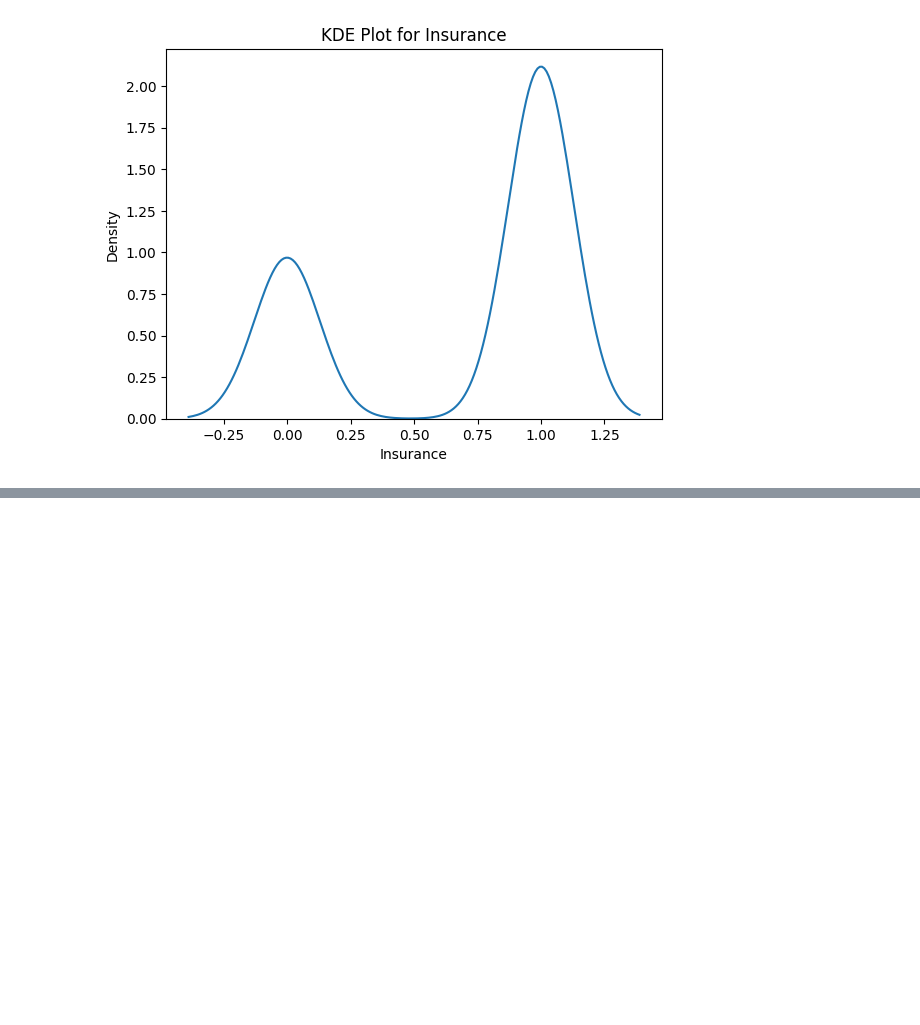
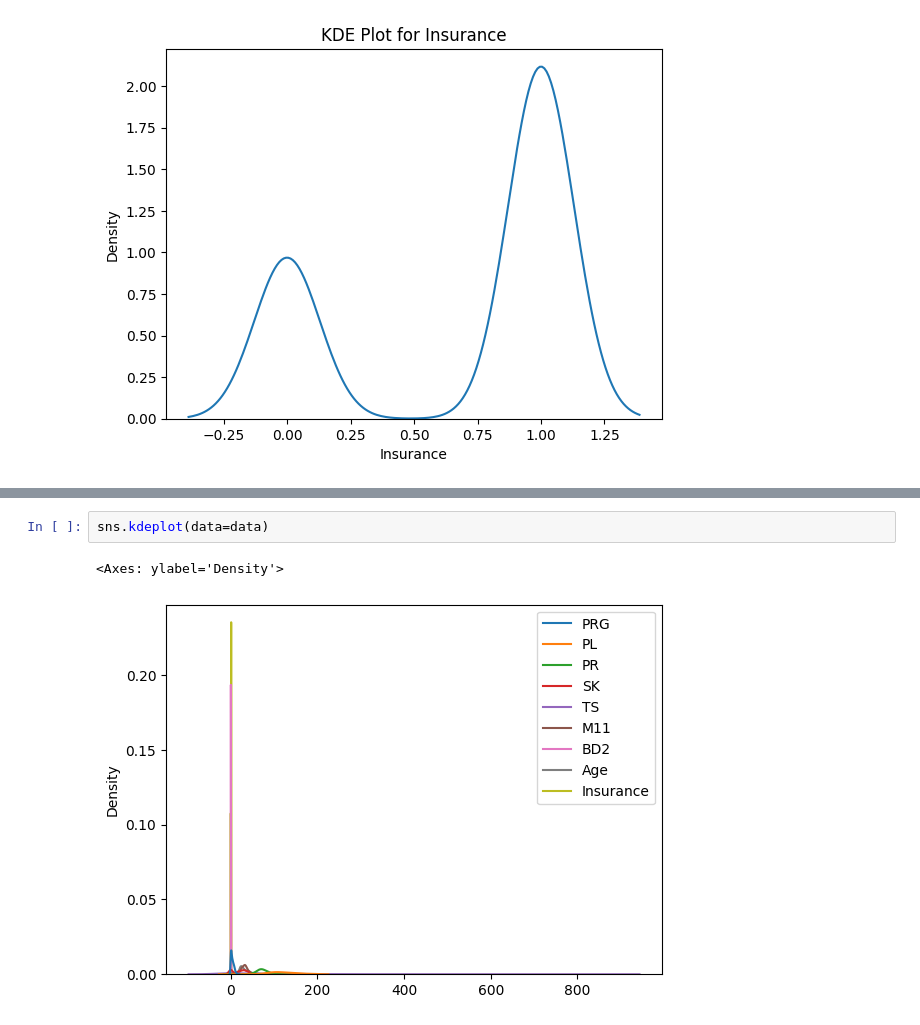
Before and after one commit to damzking/sepsissprediction2, a Jupyter notebook: n.ipynb, the cells around one changed output, grey strips where cells are left out. Cells and saved outputs as stored; diff of their text form; blank space fills up the shorter version.

```diff
--- a/n.ipynb
+++ b/n.ipynb
@@ -104,0 +127,5 @@ for i in numerics.columns:
+# %%
+sns.kdeplot(data=data)
+# %% [output]
+<Axes: ylabel='Density'>
+[figure, added]
```
Also changed, not shown: parts of 7 cells of this notebook.
